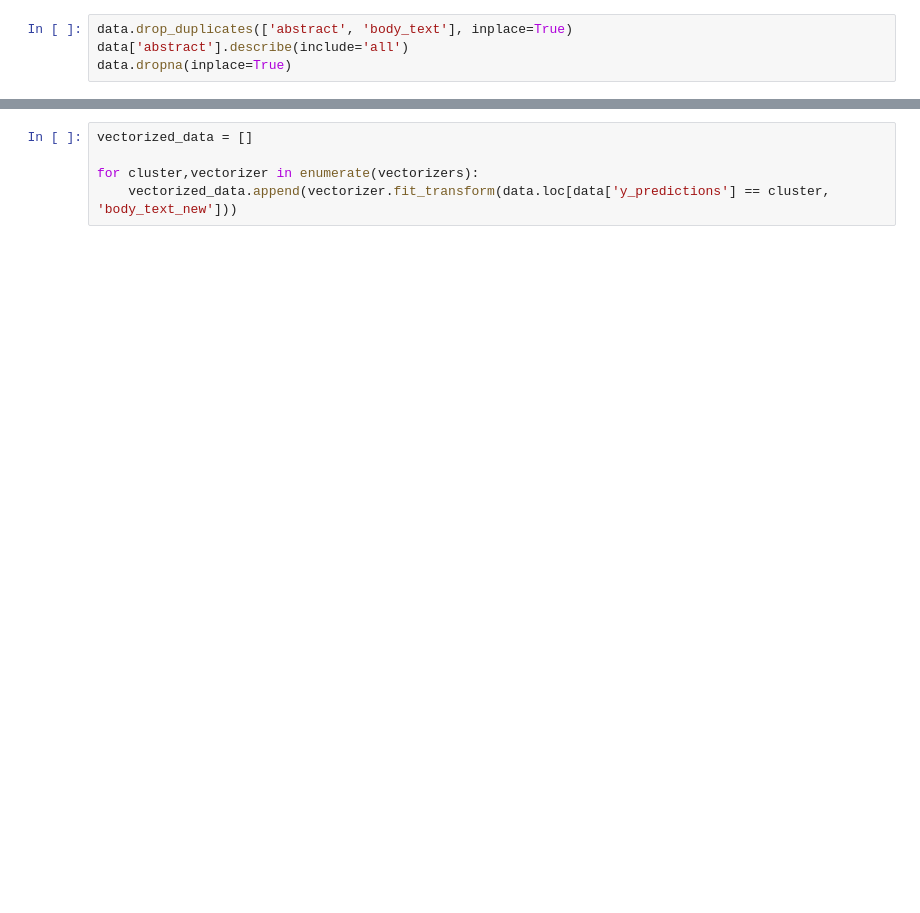
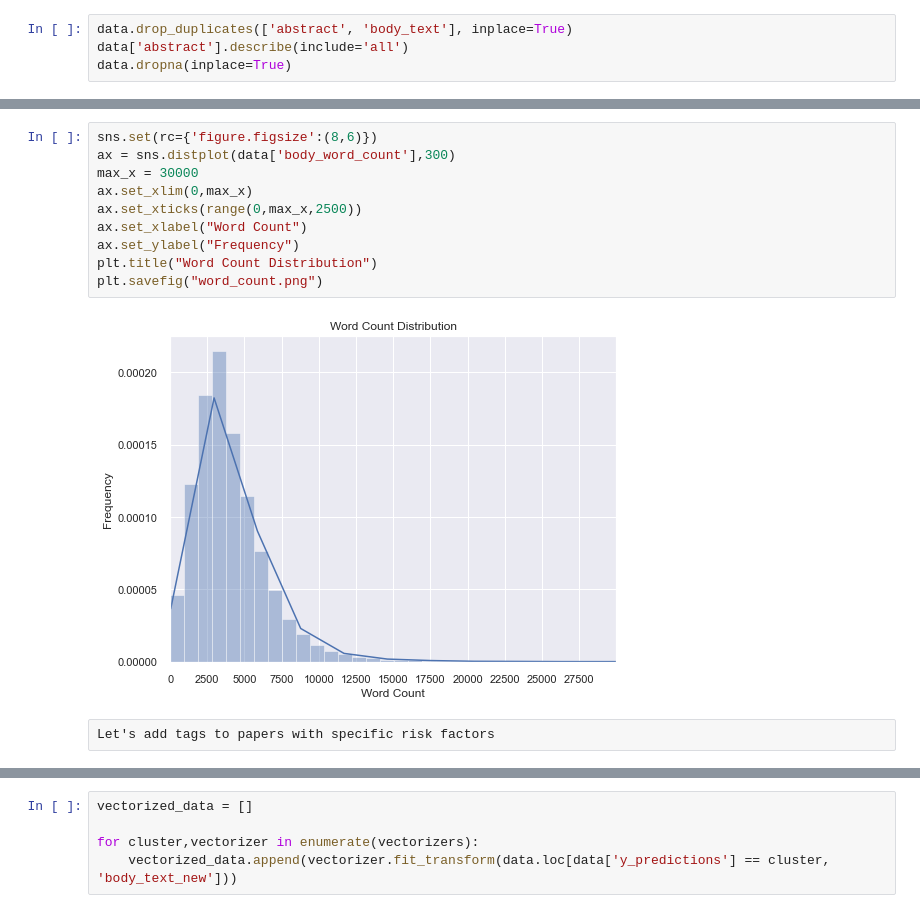
Before and after one commit to rtg901111/Corona-NLP-Project, a Jupyter notebook: Project.ipynb, the cells around one changed output, grey strips where cells are left out. Cells and saved outputs as stored; diff of their text form; blank space fills up the shorter version.

```diff
--- a/Project.ipynb
+++ b/Project.ipynb
@@ -177,0 +217,14 @@ memory usage: 2.5+ MB
+# %%
+sns.set(rc={'figure.figsize':(8,6)})
+ax = sns.distplot(data['body_word_count'],300)
+max_x = 30000
+ax.set_xlim(0,max_x)
+ax.set_xticks(range(0,max_x,2500))
+ax.set_xlabel("Word Count")
+ax.set_ylabel("Frequency")
+plt.title("Word Count Distribution")
+plt.savefig("word_count.png")
+# %% [output]
+[figure, added]
+# %% [raw]
+Let's add tags to papers with specific risk factors
```
Also changed, not shown: parts of 74 cells of this notebook, 1 other file.
